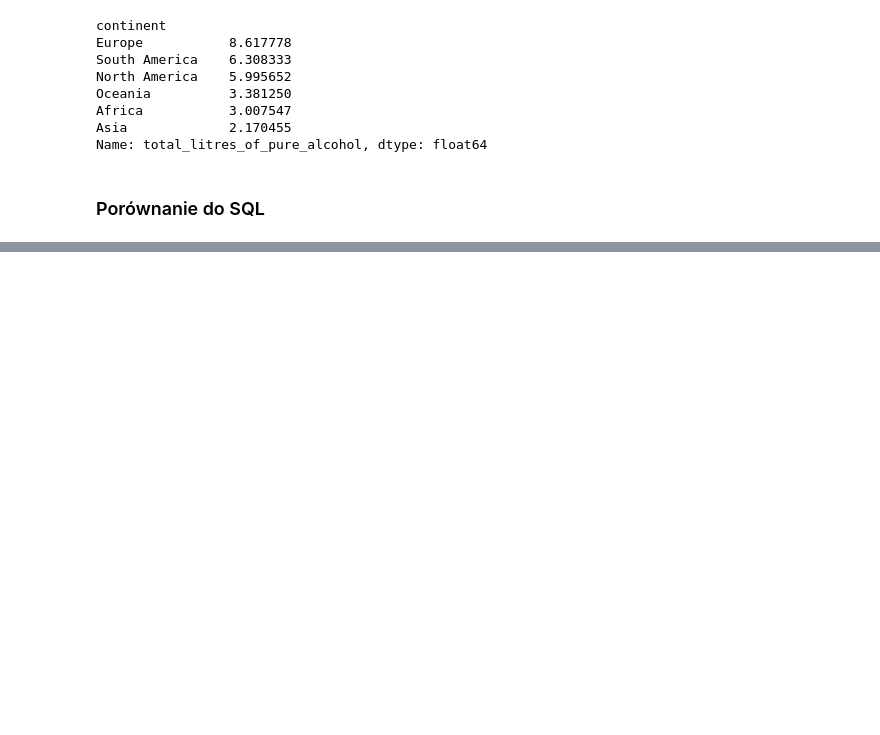
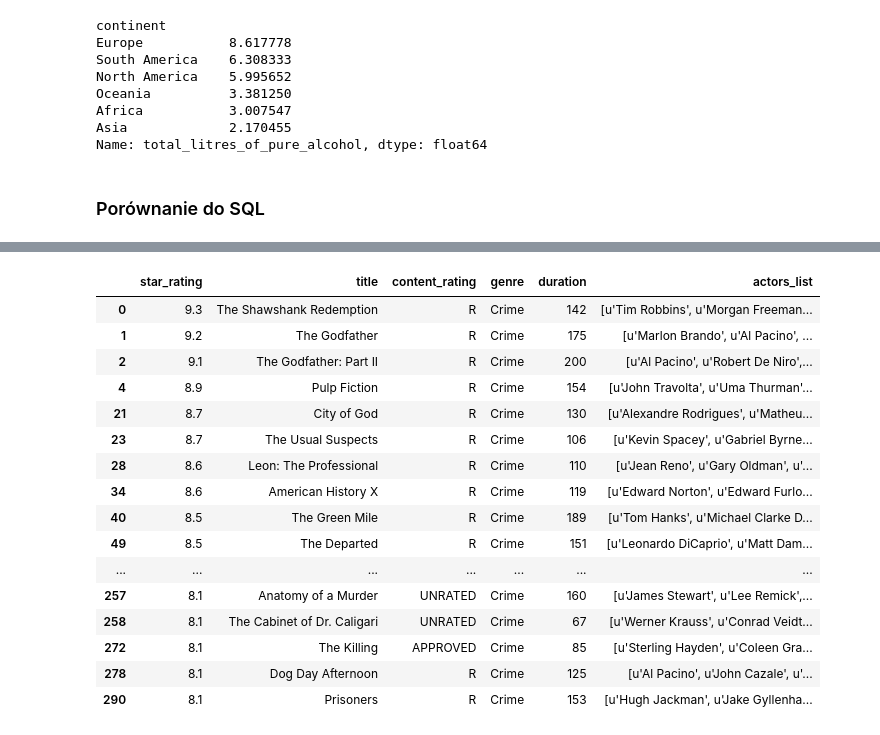
Before and after one commit to tomasz450/Analiza-danych-w-Python-2025-11-17-local, a Jupyter notebook: 3. Pandas/Pandas.ipynb, the cells around one changed output, grey strips where cells are left out. Saved outputs shown, nothing was run; the diff lists cells and outputs as text; code cells hidden in the pictures; blank space fills up the shorter version.

```diff
--- a/3. Pandas/Pandas.ipynb
+++ b/3. Pandas/Pandas.ipynb
@@ -1132,0 +1215,21 @@ Name: total_litres_of_pure_alcohol, dtype: float64
+# %%
+# SELECT * FROM movies WHERE genre='Crime' and star_rating > 8;
+movies[(movies.genre == 'Crime') & (movies.star_rating > 8)]
+# %% [output]
+|  | star_rating | title | content_rating | genre | duration | actors_list |
+| 0 | 9.3 | The Shawshank Redemption | R | Crime | 142 | [u'Tim Robbins', u'Morgan Freeman... |
+| 1 | 9.2 | The Godfather | R | Crime | 175 | [u'Marlon Brando', u'Al Pacino', ... |
+| 2 | 9.1 | The Godfather: Part II | R | Crime | 200 | [u'Al Pacino', u'Robert De Niro',... |
+| 4 | 8.9 | Pulp Fiction | R | Crime | 154 | [u'John Travolta', u'Uma Thurman'... |
+| 21 | 8.7 | City of God | R | Crime | 130 | [u'Alexandre Rodrigues', u'Matheu... |
+| 23 | 8.7 | The Usual Suspects | R | Crime | 106 | [u'Kevin Spacey', u'Gabriel Byrne... |
+| 28 | 8.6 | Leon: The Professional | R | Crime | 110 | [u'Jean Reno', u'Gary Oldman', u'... |
+| 34 | 8.6 | American History X | R | Crime | 119 | [u'Edward Norton', u'Edward Furlo... |
+| 40 | 8.5 | The Green Mile | R | Crime | 189 | [u'Tom Hanks', u'Michael Clarke D... |
+| 49 | 8.5 | The Departed | R | Crime | 151 | [u'Leonardo DiCaprio', u'Matt Dam... |
+| ... | ... | ... | ... | ... | ... | ... |
+| 257 | 8.1 | Anatomy of a Murder | UNRATED | Crime | 160 | [u'James Stewart', u'Lee Remick',... |
+| 258 | 8.1 | The Cabinet of Dr. Caligari | UNRATED | Crime | 67 | [u'Werner Krauss', u'Conrad Veidt... |
+| 272 | 8.1 | The Killing | APPROVED | Crime | 85 | [u'Sterling Hayden', u'Coleen Gra... |
+| 278 | 8.1 | Dog Day Afternoon | R | Crime | 125 | [u'Al Pacino', u'John Cazale', u'... |
+| 290 | 8.1 | Prisoners | R | Crime | 153 | [u'Hugh Jackman', u'Jake Gyllenha... |
```
Also changed, not shown: parts of 10 cells of this notebook, 3 other files.
